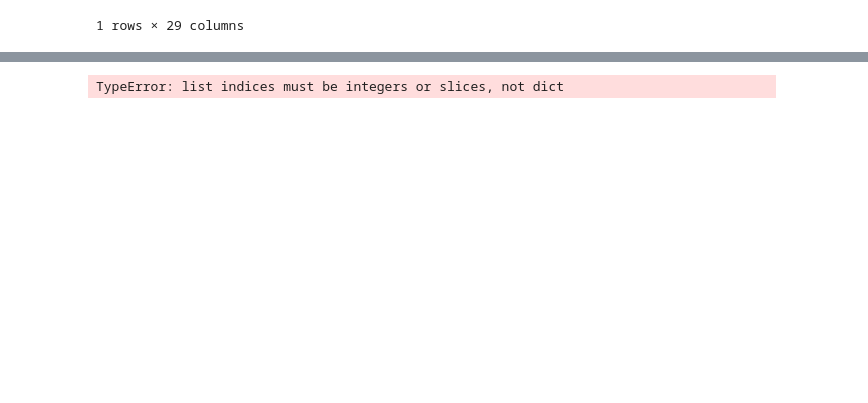
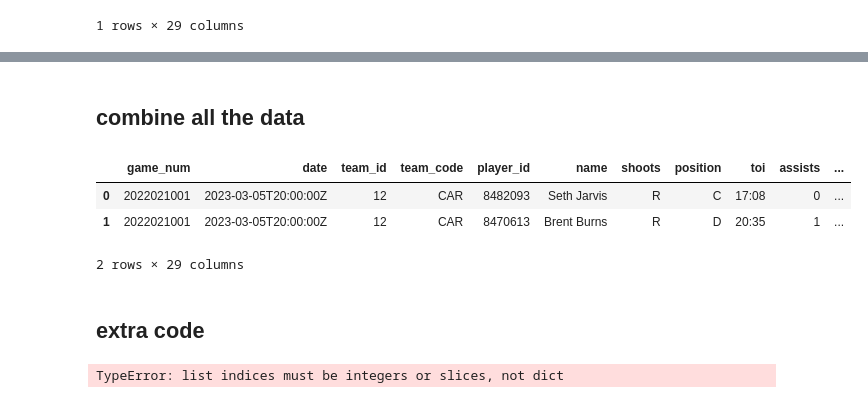
Before and after one commit to akobe4/NHL-Stats, a Jupyter notebook: Scoring_Rates/Notebooks/pull_data_players.ipynb, the cells around one changed output, grey strips where cells are left out. Saved outputs shown, nothing was run; the diff lists cells and outputs as text; code cells hidden in the pictures; blank space fills up the shorter version.

Commit message:
all player data pulled

```diff
--- a/Scoring_Rates/Notebooks/pull_data_players.ipynb
+++ b/Scoring_Rates/Notebooks/pull_data_players.ipynb
@@ -200,0 +605,14 @@ player_data_1.to_csv('player_data_500.csv')
+# %% [markdown]
+## combine all the data
+# %%
+#import all data
+player_data_1 = pd.read_csv(r'C:\Users\akobe\OneDrive\Desktop\Lighthouse\After\NHL-Stats\Scoring_Rates\Data\player_data\player_data_500.csv', index_col = [0]) #index col makes sures another index column is not needed
+player_data_2 = pd.read_csv(r'C:\Users\akobe\OneDrive\Desktop\Lighthouse\After\NHL-Stats\Scoring_Rates\Data\player_data\player_data_1000.csv', index_col = [0])
+player_data_3 = pd.read_csv(r'C:\Users\akobe\OneDrive\Desktop\Lighthouse\After\NHL-Stats\Scoring_Rates\Data\player_data\player_data_1312.csv', index_col = [0])
+# %%
+player_data_3.head(2)
+# %% [output]
+|  | game_num | date | team_id | team_code | player_id | name | shoots | position | toi | assists | ... |
+| 0 | 2022021001 | 2023-03-05T20:00:00Z | 12 | CAR | 8482093 | Seth Jarvis | R | C | 17:08 | 0 | ... |
+| 1 | 2022021001 | 2023-03-05T20:00:00Z | 12 | CAR | 8470613 | Brent Burns | R | D | 20:35 | 1 | ... |
+2 rows × 29 columns
@@ -201,3 +627,5 @@ player_data_1.to_csv('player_data_500.csv')
+# %% [markdown]
+## extra code
 # %%
 ## THIS WORKS
 
```
Also changed, not shown: parts of 43 cells of this notebook, 2 other files.
